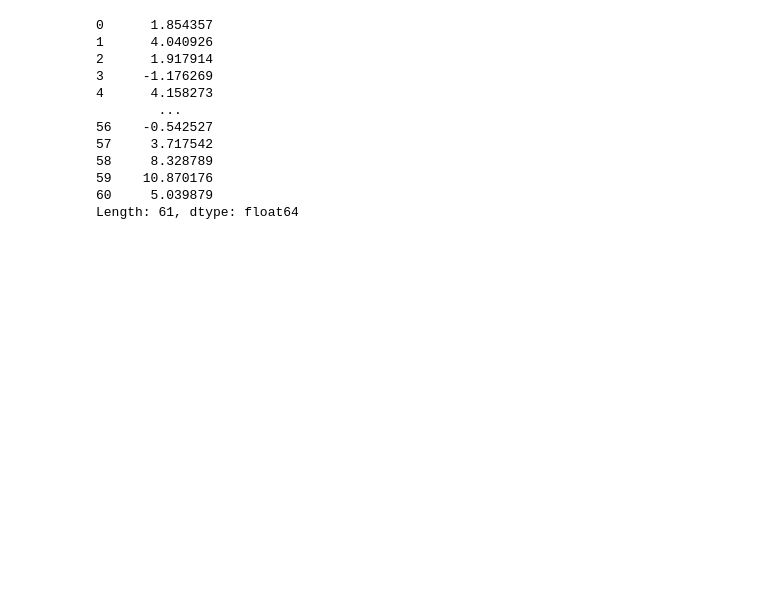
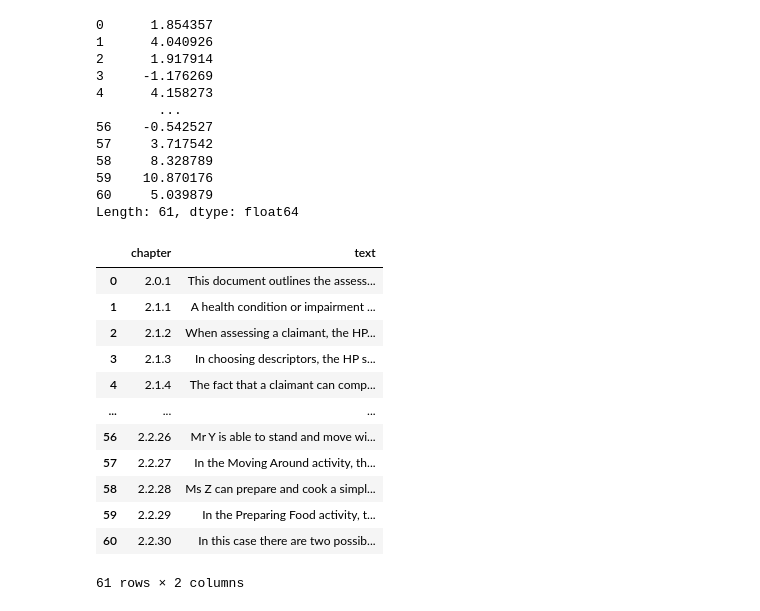
Before and after one commit to AdamShafi-Cap/text-summarisation, a Jupyter notebook: notebooks/Testing.ipynb, the cells around one changed output. Saved outputs shown, nothing was run; the diff lists cells and outputs as text; code cells hidden in the pictures; blank space fills up the shorter version.

```diff
--- a/notebooks/Testing.ipynb
+++ b/notebooks/Testing.ipynb
@@ -102,5 +102,5 @@ chapters.append(text.split(chapter_list[-1])[1].split('2.3')[0])
 # %%
 text = load_pdf('../pip_guide_2.pdf', 3)
 # %%
-a = pd.DataFrame(chapters,columns=['text'])
+a = pd.DataFrame(zip(chapter_list,chapters),columns=['chapter','text'])
 a['text'] = a['text'].str.replace('\n',' ').str.replace('\x0c', '').str.strip()
@@ -165,3 +159,19 @@ Length: 61, dtype: float64
 # %%
 a.to_csv('paragraphs.csv', index=False)
 c.to_csv('paragraphs_embedded.csv', index=False)
+# %%
+a.loc
+# %% [output]
+|  | chapter | text |
+| 0 | 2.0.1 | This document outlines the assess... |
+| 1 | 2.1.1 | A health condition or impairment ... |
+| 2 | 2.1.2 | When assessing a claimant, the HP... |
+| 3 | 2.1.3 | In choosing descriptors, the HP s... |
+| 4 | 2.1.4 | The fact that a claimant can comp... |
+| ... | ... | ... |
+| 56 | 2.2.26 | Mr Y is able to stand and move wi... |
+| 57 | 2.2.27 | In the Moving Around activity, th... |
+| 58 | 2.2.28 | Ms Z can prepare and cook a simpl... |
+| 59 | 2.2.29 | In the Preparing Food activity, t... |
+| 60 | 2.2.30 | In this case there are two possib... |
+61 rows × 2 columns
```
Also changed, not shown: parts of 4 cells of this notebook, 1 other file.
